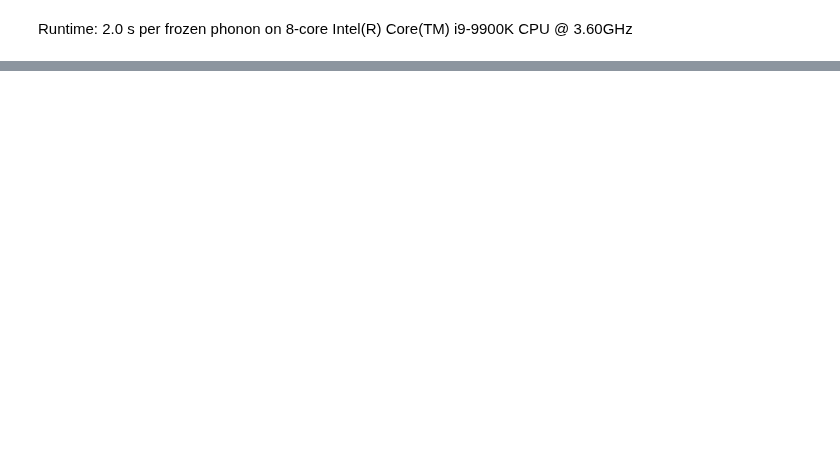
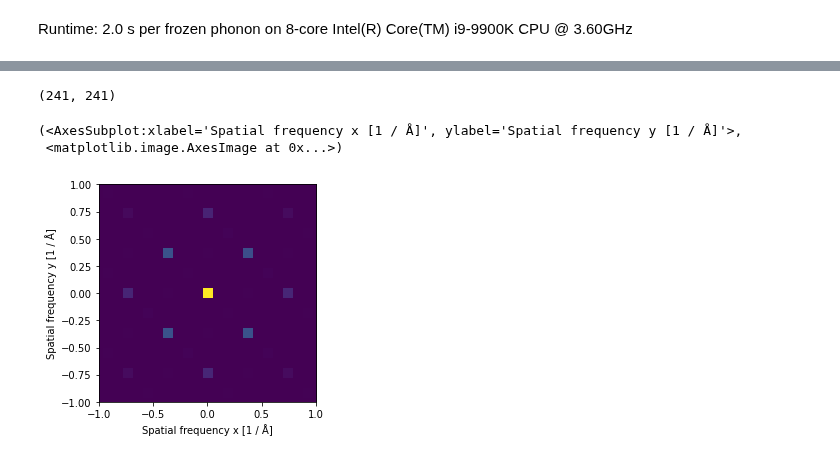
Before and after one commit to abTEM/abTEM, a Jupyter notebook: examples/dask/CBED_CPU.ipynb, the cells around one changed output, grey strips where cells are left out. Saved outputs shown, nothing was run; the diff lists cells and outputs as text; code cells hidden in the pictures; blank space fills up the shorter version.

```diff
--- a/examples/dask/CBED_CPU.ipynb
+++ b/examples/dask/CBED_CPU.ipynb
@@ -42 +46,11 @@ Wall time: 15.8 s
 <abtem.measure.measure.DiffractionPatterns at 0x...>
+# %%
+measurement.array.shape
+# %% [output]
+(241, 241)
+# %%
+measurement.poisson_noise(total_dose=10000, samples=1000).std(0).show(max_angle=1)
+# %% [output]
+(<AxesSubplot:xlabel='Spatial frequency x [1 / Å]', ylabel='Spatial frequency y [1 / Å]'>,
+ <matplotlib.image.AxesImage at 0x...>)
+[figure, added]
```
Also changed, not shown: parts of 8 cells of this notebook, 3 other files.
